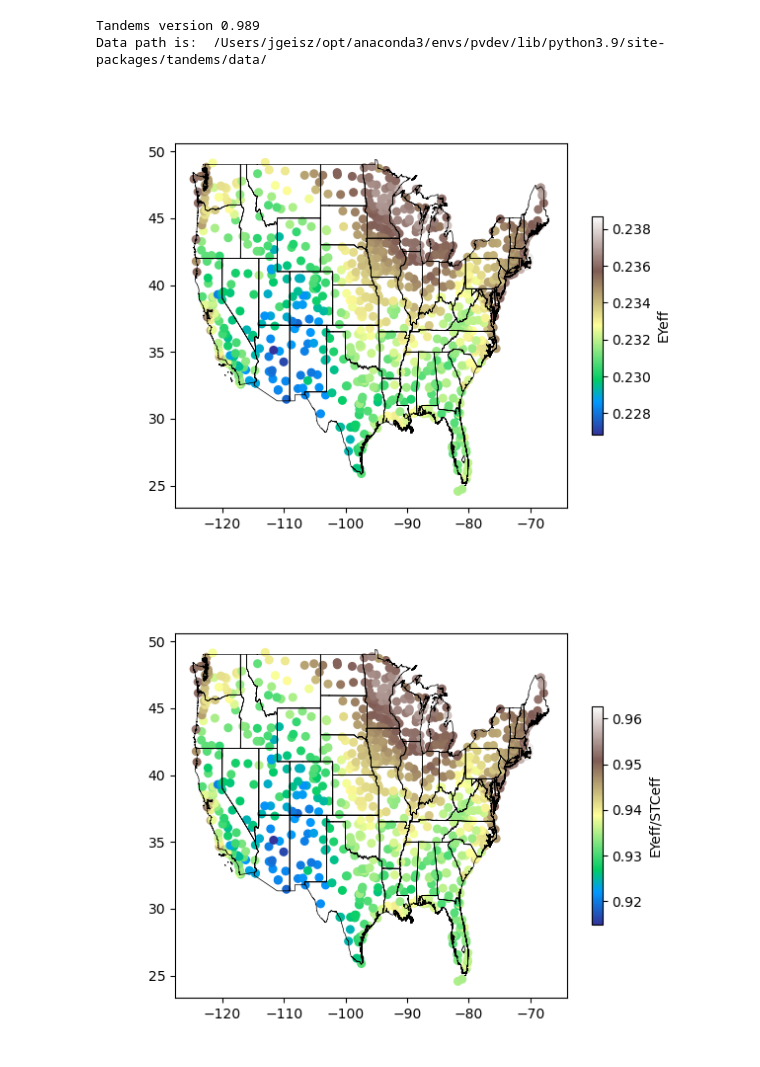
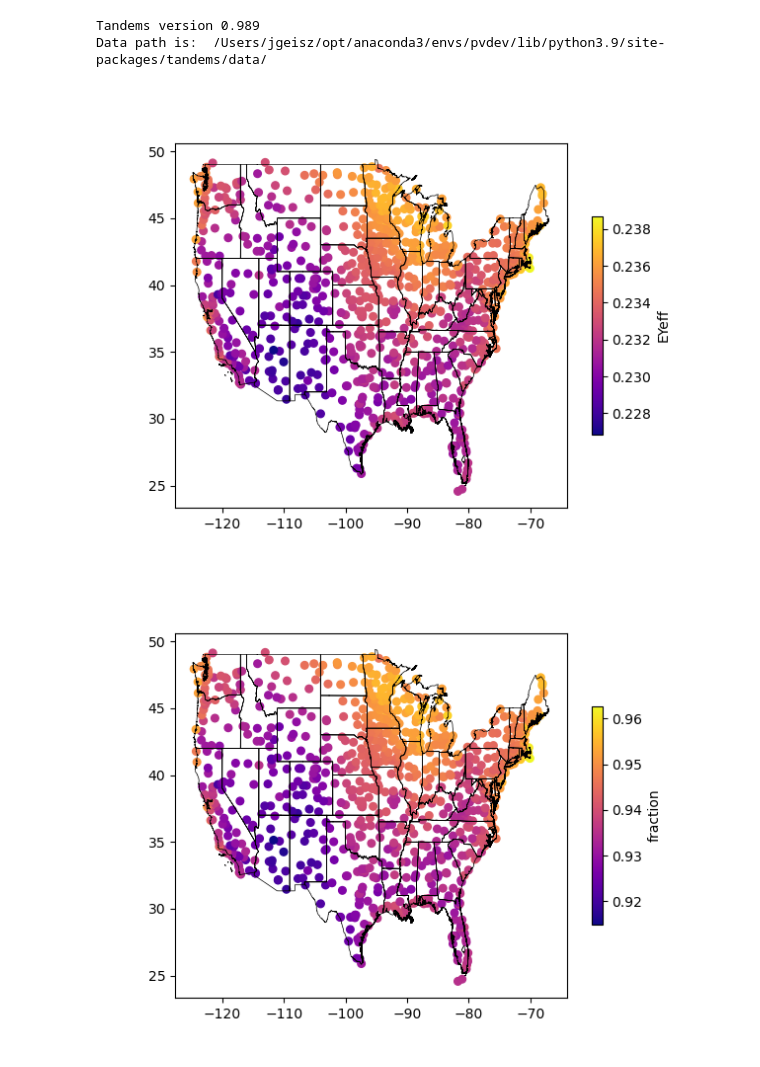
Before and after one commit to NREL/PVcircuit, a Jupyter notebook: notebooks/EYmap.ipynb, the cells around one changed output. Drawn from its saved outputs; the diff is of its cells as text; code cells hidden in the pictures.

```diff
--- a/notebooks/EYmap.ipynb
+++ b/notebooks/EYmap.ipynb
@@ -37,27 +37,44 @@ dev2T = pvc.Multi2T.copy3T(dev3T)
 # %%
 #load TMY at each location
 USAaxis = [] # list of TMY at different locations
-for i in range(len(pvc.EY.clst_axis)):
+nloc = len(pvc.EY.clst_axis)
+#nloc = 10
+for i in range(nloc):
     USAaxis.append(pvc.TMY(i)) #add another TMY to the list
     #print(i,USAaxis[i].name)
 # %%
 loc = []
-for TMY in USAaxis:
+model = dev3T
+oper = 'CM'
+ncells = 60
+bot, top, ratio, type3T= pvc.EY.cellmodeldesc(model,oper)
+loss = pvc.EY.VMloss(type3T, bot, top, ncells)
+i=0
+TMY=USAaxis[0]
+for i, TMY in enumerate(USAaxis):
+    TMY.cellbandgaps(EQE2J, 25)
+    if i == 0: #only need to do the STC once
+        TMY.cellcurrents(EQE2J, STC=True) #calculate currents at each location and spectrum
+        STCeff = TMY.cellSTCeff(model,oper)
+
     TMY.cellcurrents(EQE2J) #calculate currents at each location and spectrum
-    ratio, type3T, EY, EYeff, STCeff, loss = TMY.cellpower(dev3T,'CM') #
-    loc.append([TMY.longitude, TMY.latitude, TMY.altitude, TMY.YearlyEnergy, EY, EYeff, EYeff/STCeff])
+    EY, EYeff = TMY.cellEYeff(model,oper)
+    loc.append([TMY.longitude, TMY.latitude, TMY.altitude, TMY.YearlyEnergy, EY, EYeff, STCeff])
+
 nploc = np.array(loc)
 # %%
+cmap='terrain'
+cmap='plasma'
 fig, ax = plt.subplots()
 ax.plot(dfBorders['longitude'], dfBorders['latitude'],lw=0.5, color='black')
-im = ax.scatter(nploc[:,0], nploc[:,1], marker='o', s=30, c=nploc[:,5], cmap='terrain')
+im = ax.scatter(nploc[:,0], nploc[:,1], marker='o', s=30, c=nploc[:,5], cmap=cmap)
 cb = plt.colorbar(im, ax=ax, shrink=0.6, label='EYeff')
 # %% [output]
-[figure, old version]
+[figure, new version]
 # %%
 ffig, fax = plt.subplots()
 fax.plot(dfBorders['longitude'], dfBorders['latitude'],lw=0.5, color='black')
-fim = fax.scatter(nploc[:,0], nploc[:,1], marker='o', s=30, c=nploc[:,6], cmap='terrain')
-fcb = plt.colorbar(fim, ax=fax, shrink=0.6, label='EYeff/STCeff')
+fim = fax.scatter(nploc[:,0], nploc[:,1], marker='o', s=30, c=(nploc[:,5]/nploc[:,6]), cmap=cmap)
+fcb = plt.colorbar(fim, ax=fax, shrink=0.6, label='fraction')
 # %% [output]
-[figure, old version]
+[figure, new version]
```
Also changed, not shown: parts of 1 cell of this notebook, 6 other files.
